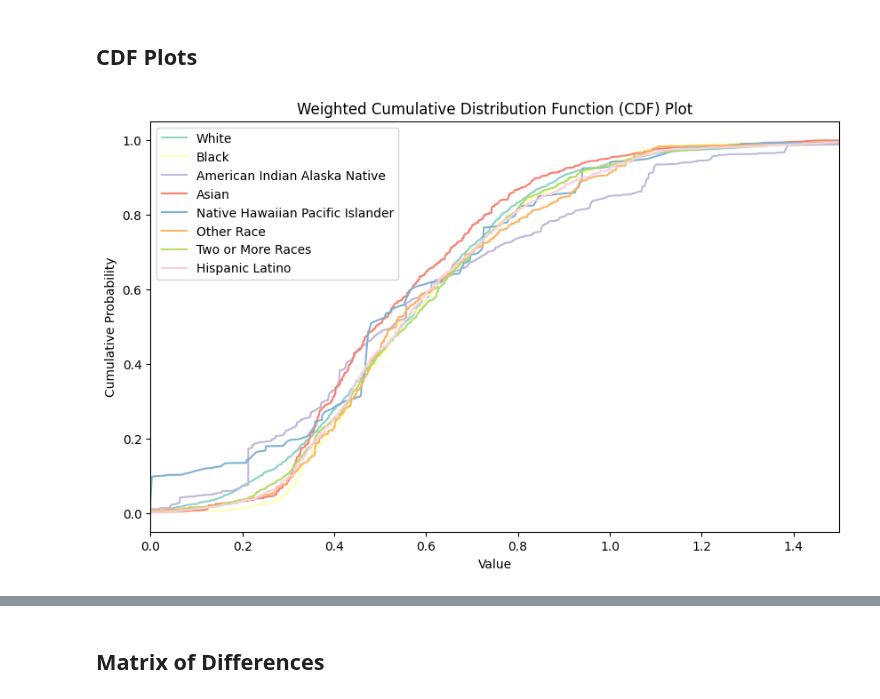
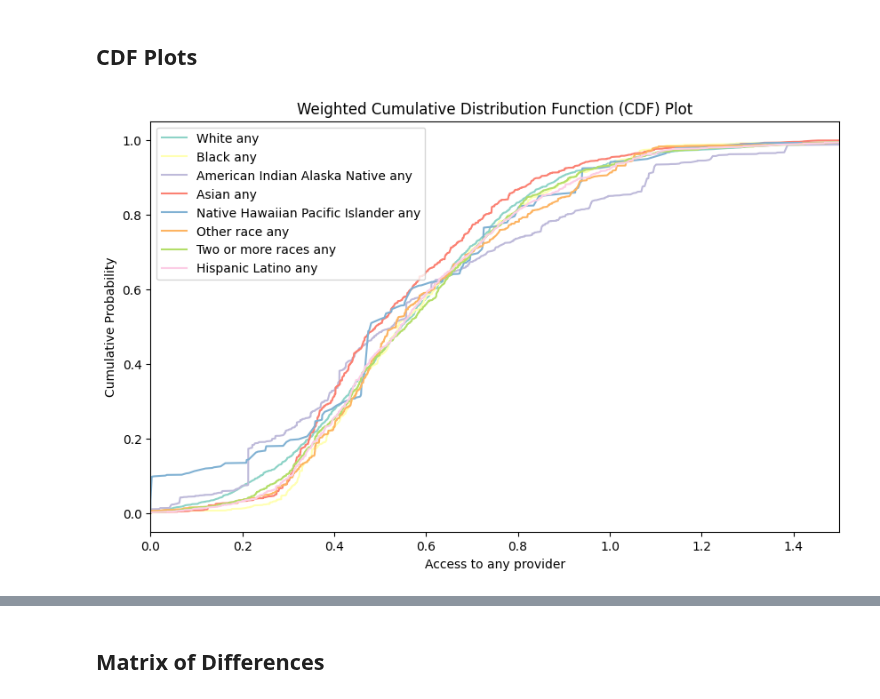
Before and after one commit to franc703/ecrq_stats, a Jupyter notebook: notebooks/produce_stats.ipynb, the cells around one changed output, grey strips where cells are left out. Saved outputs shown, nothing was run; the diff lists cells and outputs as text; code cells hidden in the pictures.

```diff
--- a/notebooks/produce_stats.ipynb
+++ b/notebooks/produce_stats.ipynb
@@ -190,15 +204,15 @@ Total Population 25 Years and Over      0.68        (0.08)
 ## CDF Plots
 # %%
 # CDF plot
-race_variables = [
-    'White',
-    'Black',
-    'American Indian Alaska Native',
-    'Asian',
-    'Native Hawaiian Pacific Islander',
-    'Other Race',
-    'Two or More Races',
-    'Hispanic Latino',
+race_variables1 = [
+    'White any',
+    'Black any',
+    'American Indian Alaska Native any',
+    'Asian any',
+    'Native Hawaiian Pacific Islander any',
+    'Other race any',
+    'Two or more races any',
+    'Hispanic Latino any',
 ]
 
 colors = [
@@ -211,43 +225,43 @@ colors = [
     '#b3de69',
     '#fccde5']
 
-weight_map = {
-    'White': 'white',
-    'Black': 'black',
-    'American Indian Alaska Native': 'am_indian_alaska_native',
-    'Asian': 'asian',
-    'Native Hawaiian Pacific Islander': 'native_hawaiian_pacific_islander',
-    'Other Race': 'other_race',
-    'Two or More Races': 'two_or_more_races',
-    'Hispanic Latino': 'hispanic_latino',
+weight_map1 = {
+    'White any': 'white',
+    'Black any': 'black',
+    'American Indian Alaska Native any': 'am_indian_alaska_native',
+    'Asian any': 'asian',
+    'Native Hawaiian Pacific Islander any': 'native_hawaiian_pacific_islander',
+    'Other race any': 'other_race',
+    'Two or more races any': 'two_or_more_races',
+    'Hispanic Latino any': 'hispanic_latino',
 }
 
 
 fig, ax = plt.subplots(figsize=(10, 6))
 
-for var, color in zip(race_variables, colors):
+for var, color in zip(race_variables1, colors):
     # Get the weights for this variable
-    weights = data[weight_map[var]]
+    weights = data[weight_map1[var]]
 
     # Sort the values and weights by the values
     values, weights = zip(*sorted(zip(data[var], weights)))
 
     # Calculate the cumulative sum of the weights
     cumulative = np.cumsum(weights)
 
     # Normalize the cumulative sum to create a CDF
     cumulative = cumulative / cumulative[-1]
 
     ax.plot(values, cumulative, label=var, color=color)
 
 ax.set_title('Weighted Cumulative Distribution Function (CDF) Plot')
-ax.set_xlabel('Value')
+ax.set_xlabel('Access to any provider')
 ax.set_ylabel('Cumulative Probability')
 ax.legend(loc='upper left')
 
 # Set x-axis limit
 ax.set_xlim(0, 1.5)
 
 plt.show()
 # %% [output]
-[figure, old version]
+[figure, new version]
```
Also changed, not shown: parts of 23 cells of this notebook.
